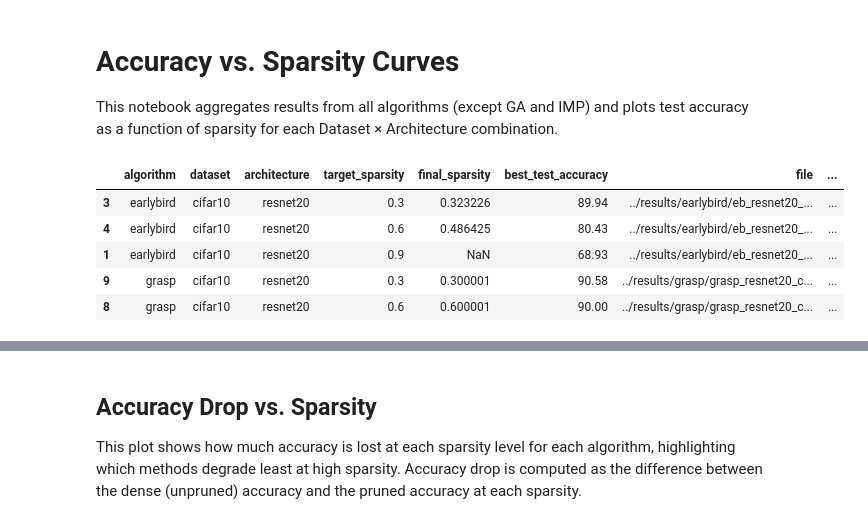
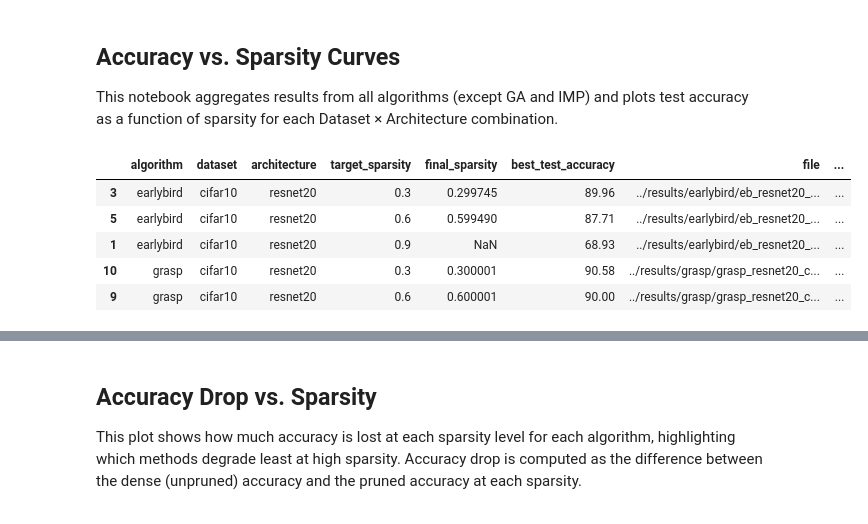
Before and after one commit to TruongQuocAnh76/lth_thesis, a Jupyter notebook: notebooks/results.ipynb, the cells around one changed output, grey strips where cells are left out. Drawn from its saved outputs; the diff is of its cells as text; code cells hidden in the pictures.

```diff
--- a/notebooks/results.ipynb
+++ b/notebooks/results.ipynb
@@ -1,5 +1,5 @@
 # %% [markdown]
-# Accuracy vs. Sparsity Curves
+## Accuracy vs. Sparsity Curves
 
 This notebook aggregates results from all algorithms (except GA and IMP) and plots test accuracy as a function of sparsity for each Dataset × Architecture combination.
 # %%
@@ -83,6 +83,8 @@ def extract_result_info(filepath, algo):
         if sparsity_match:
             target_sparsity = _normalize_target_sparsity(sparsity_match.group(1))
 
+    dense_test_accuracy = final_results.get('dense_test_accuracy')
+
     best_acc = final_results.get('best_test_accuracy')
     if best_acc is None:
         best_acc = final_results.get('final_test_accuracy')
@@ -96,38 +98,40 @@ def extract_result_info(filepath, algo):
         'dataset': dataset,
         'architecture': arch,
         'target_sparsity': target_sparsity,
         'final_sparsity': final_sparsity,
+        'dense_test_accuracy': dense_test_accuracy,
         'best_test_accuracy': best_acc,
         'file': filepath,
     }
 
 
 # Aggregate all results
 results = []
 for algo in ALGO_DIRS:
     algo_dir = os.path.join(RESULTS_ROOT, algo)
     for root, dirs, files in os.walk(algo_dir):
         for fname in files:
             if fname == 'results.json':
                 info = extract_result_info(os.path.join(root, fname), algo)
                 if info['target_sparsity'] is not None and info['best_test_accuracy'] is not None:
                     results.append(info)
 
 df = pd.DataFrame(results)
 df['target_sparsity'] = pd.to_numeric(df['target_sparsity'], errors='coerce')
 df['best_test_accuracy'] = pd.to_numeric(df['best_test_accuracy'], errors='coerce')
+df['dense_test_accuracy'] = pd.to_numeric(df['dense_test_accuracy'], errors='coerce')
 df = df.dropna(subset=['target_sparsity', 'best_test_accuracy'])
 # Always convert target sparsity to percent (decimal to percent)
 df['target_sparsity_percent'] = df['target_sparsity'] * 100
 df = df.sort_values(['dataset', 'architecture', 'algorithm', 'target_sparsity_percent'])
 df.head()
 # %% [output]
 |  | algorithm | dataset | architecture | target_sparsity | final_sparsity | best_test_accuracy | file | ... |
-| 3 | earlybird | cifar10 | resnet20 | 0.3 | 0.323226 | 89.94 | ../results/earlybird/eb_resnet20_... | ... |
-| 4 | earlybird | cifar10 | resnet20 | 0.6 | 0.486425 | 80.43 | ../results/earlybird/eb_resnet20_... | ... |
+| 3 | earlybird | cifar10 | resnet20 | 0.3 | 0.299745 | 89.96 | ../results/earlybird/eb_resnet20_... | ... |
+| 5 | earlybird | cifar10 | resnet20 | 0.6 | 0.599490 | 87.71 | ../results/earlybird/eb_resnet20_... | ... |
 | 1 | earlybird | cifar10 | resnet20 | 0.9 | NaN | 68.93 | ../results/earlybird/eb_resnet20_... | ... |
-| 9 | grasp | cifar10 | resnet20 | 0.3 | 0.300001 | 90.58 | ../results/grasp/grasp_resnet20_c... | ... |
-| 8 | grasp | cifar10 | resnet20 | 0.6 | 0.600001 | 90.00 | ../results/grasp/grasp_resnet20_c... | ... |
+| 10 | grasp | cifar10 | resnet20 | 0.3 | 0.300001 | 90.58 | ../results/grasp/grasp_resnet20_c... | ... |
+| 9 | grasp | cifar10 | resnet20 | 0.6 | 0.600001 | 90.00 | ../results/grasp/grasp_resnet20_c... | ... |
 # %%
 # Plot Accuracy vs. Target Sparsity for each (dataset, architecture)
 sns.set(style="whitegrid", font_scale=1.2)
```
Also changed, not shown: parts of 5 cells of this notebook, 3 other files.
